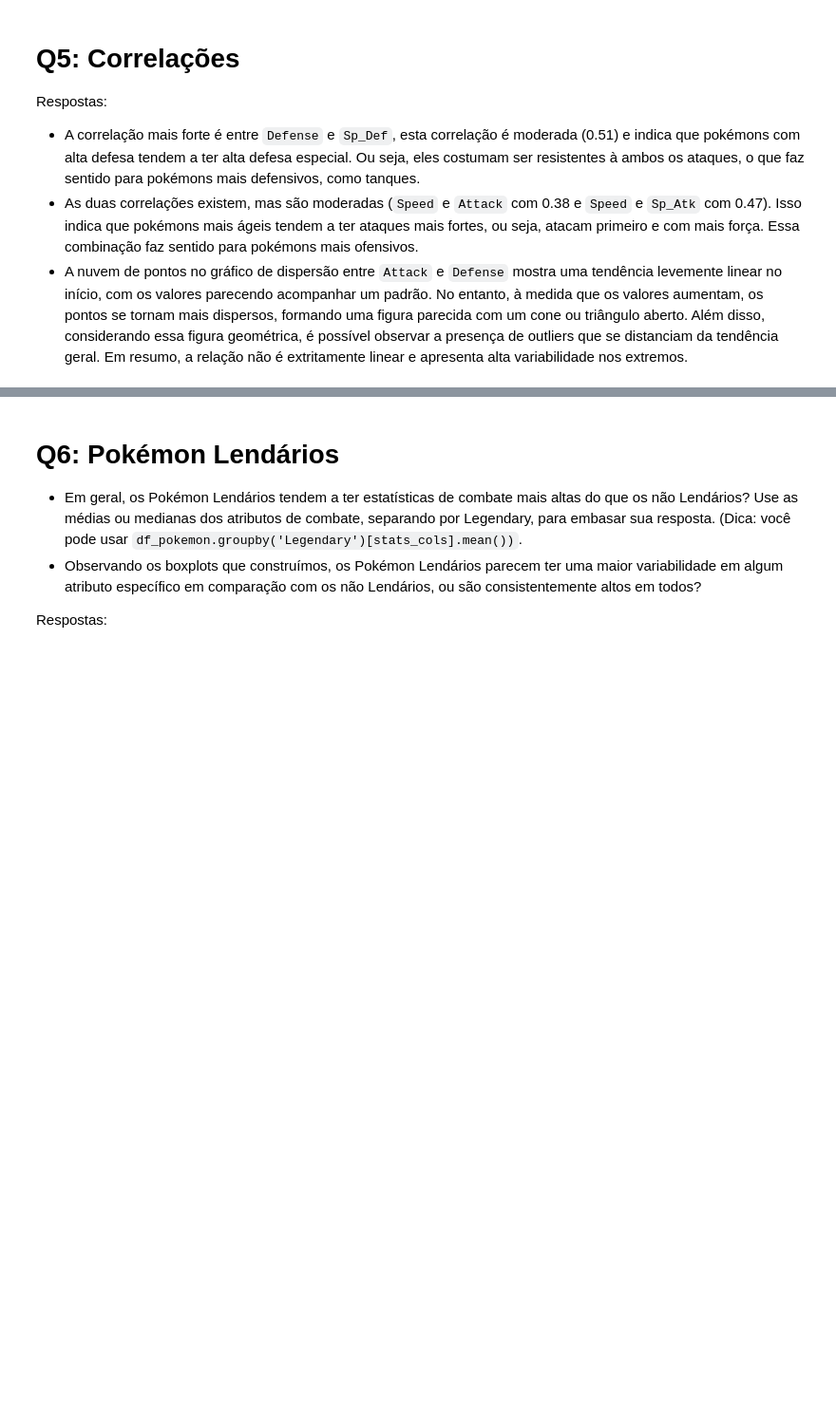
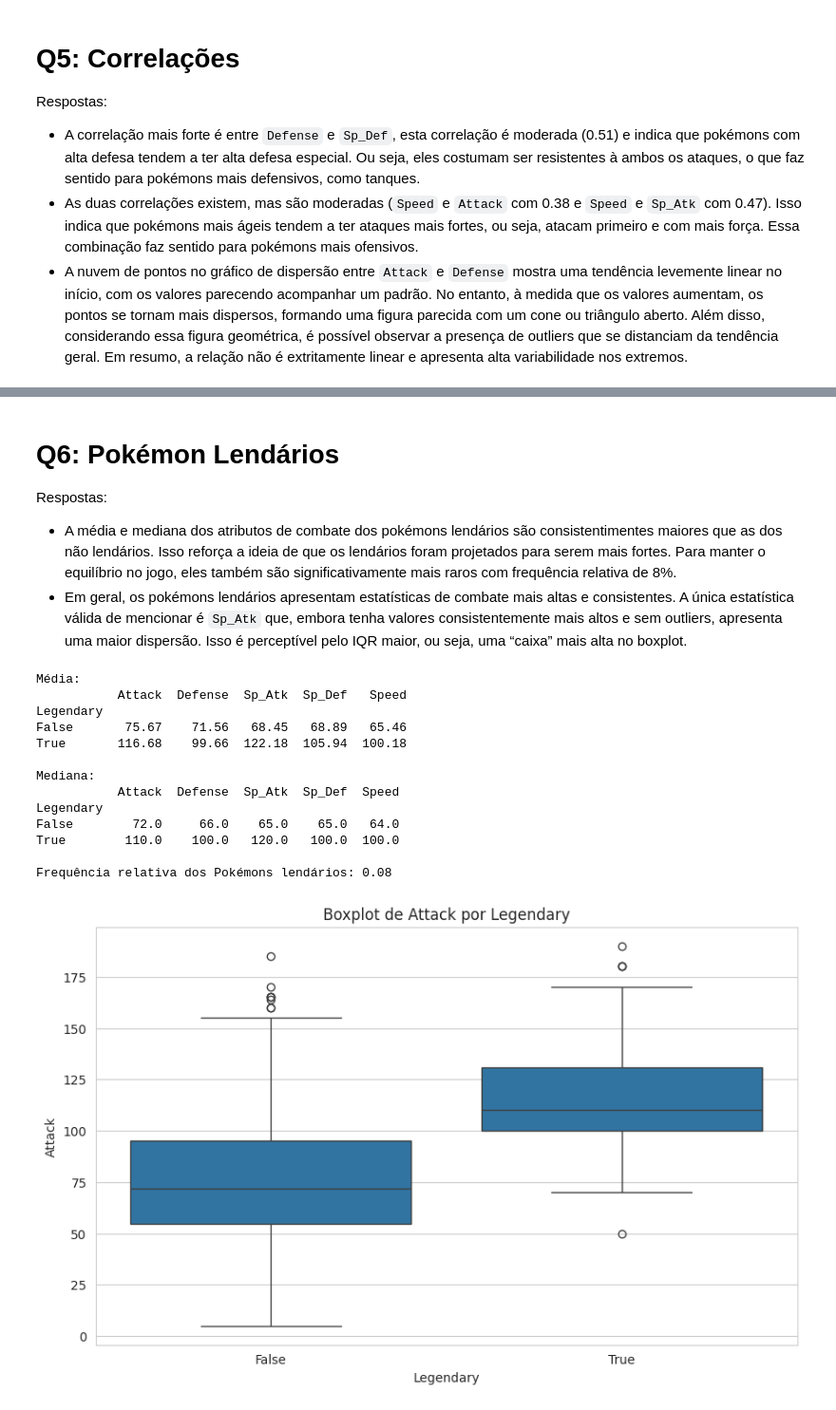
Before and after one commit to et586-estatistica/intro-data-analysis-albert-rafa, a Jupyter notebook: atividade1.ipynb, the cells around one changed output, grey strips where cells are left out. Shown: that part at 95% size. Saved outputs shown, nothing was run; the diff lists cells and outputs as text; code cells hidden in the pictures; blank space fills up the shorter version.

```diff
--- a/atividade1.ipynb
+++ b/atividade1.ipynb
@@ -717,6 +715,40 @@ plt.show()
 # %% [markdown]
 # Q6: Pokémon Lendários
-- Em geral, os Pokémon Lendários tendem a ter estatísticas de combate mais altas do que os não Lendários? Use as médias ou medianas dos atributos de combate, separando por Legendary, para embasar sua resposta. (Dica: você pode usar `df_pokemon.groupby('Legendary')[stats_cols].mean())`.
-- Observando os boxplots que construímos, os Pokémon Lendários parecem ter uma maior variabilidade em algum atributo específico em comparação com os não Lendários, ou são consistentemente altos em todos?
 
 Respostas:
+- A média e mediana dos atributos de combate dos pokémons lendários são consistentimentes maiores que as dos não lendários. Isso reforça a ideia de que os lendários foram projetados para serem mais fortes. Para manter o equilíbrio no jogo, eles também são significativamente mais raros com frequência relativa de 8%.
+- Em geral, os pokémons lendários apresentam estatísticas de combate mais altas e consistentes. A única estatística válida de mencionar é `Sp_Atk` que, embora tenha valores consistentemente mais altos e sem outliers, apresenta uma maior dispersão. Isso é perceptível pelo IQR maior, ou seja, uma “caixa” mais alta no boxplot.
+# %%
+stats_cols = ['Attack', 'Defense', 'Sp_Atk', 'Sp_Def', 'Speed']
+
+media = df_pokemon.groupby('Legendary')[stats_cols].mean().round(2)
+mediana = df_pokemon.groupby('Legendary')[stats_cols].median()
+print("Média: ")
+print(media)
+print("\nMediana: ")
+print(mediana)
+
+freq_relativa_lendarios = df_pokemon['Legendary'].value_counts(normalize=True).round(2)[True]
+print(f"\nFrequência relativa dos Pokémons lendários: {freq_relativa_lendarios}")
+
+# Boxplots -----------------------------------------------------
+
+for col in stats_cols:
+    sns.boxplot(data=df_pokemon, x='Legendary', y=col)
+    plt.title(f'Boxplot de {col} por Legendary')
+    plt.show()
+# %% [output]
+Média:
+           Attack  Defense  Sp_Atk  Sp_Def   Speed
+Legendary
+False       75.67    71.56   68.45   68.89   65.46
+True       116.68    99.66  122.18  105.94  100.18
+
+Mediana:
+           Attack  Defense  Sp_Atk  Sp_Def  Speed
+Legendary
+False        72.0     66.0    65.0    65.0   64.0
+True        110.0    100.0   120.0   100.0  100.0
+
+Frequência relativa dos Pokémons lendários: 0.08
+[figure, added]
```
Also changed, not shown: parts of 10 cells of this notebook.
